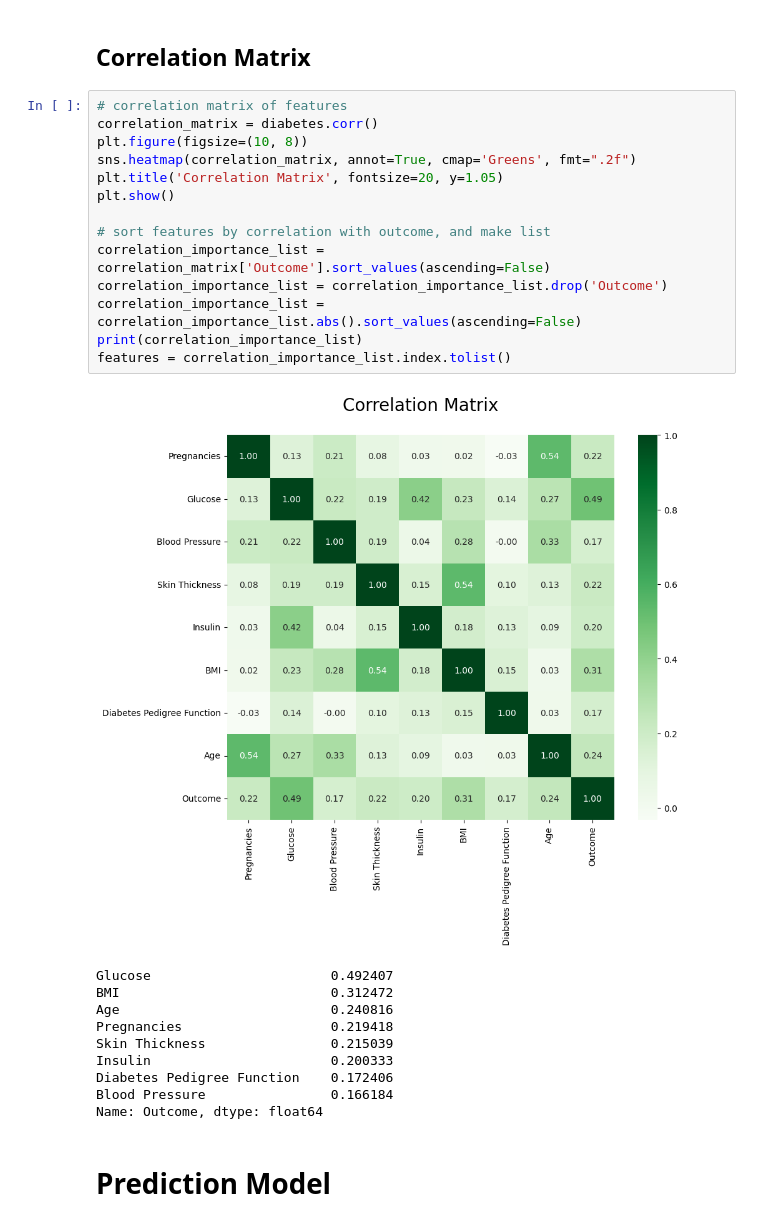
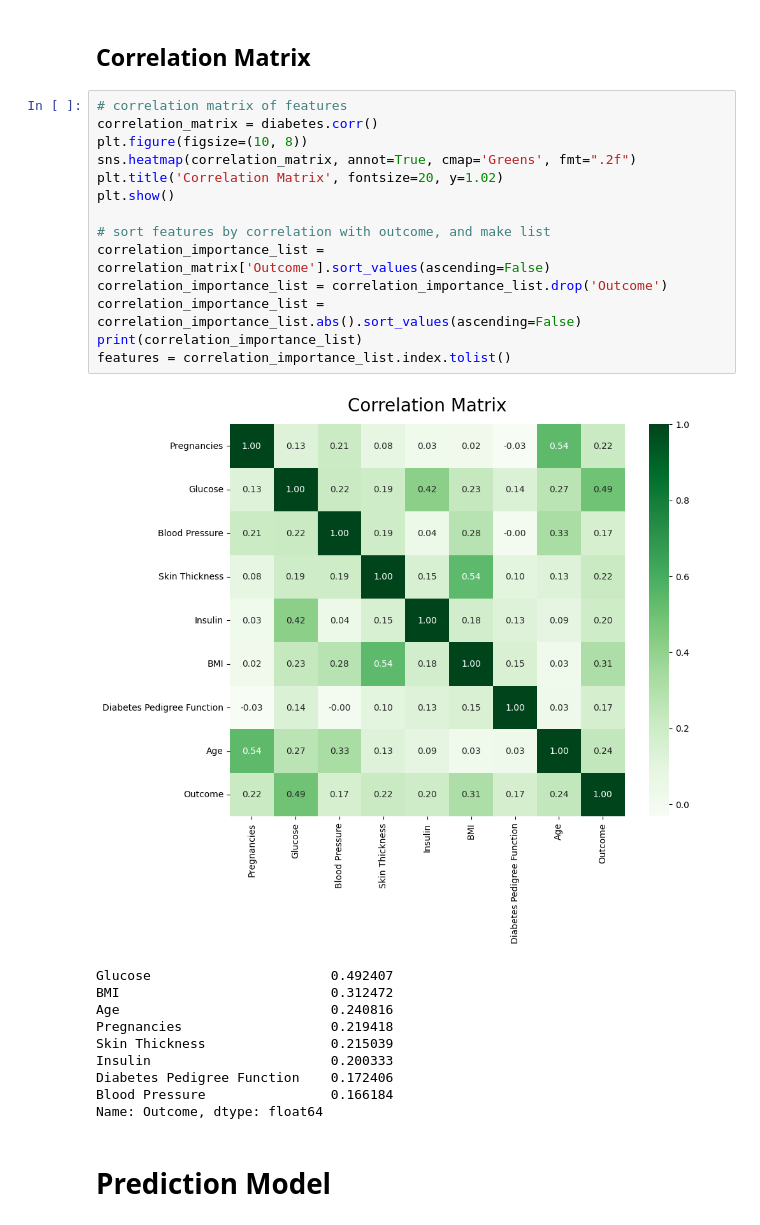
Before and after one commit to Bluxen/DA-Project1, a Jupyter notebook: 13_diabetes_prediction.ipynb, the cells around one changed output. Cells and saved outputs as stored; diff of their text form.

```diff
--- a/13_diabetes_prediction.ipynb
+++ b/13_diabetes_prediction.ipynb
@@ -665,19 +673,19 @@ pair_plots = sns.pairplot(diabetes, hue='Outcome', vars=['Glucose', 'Blood Press
 # %%
 # correlation matrix of features
 correlation_matrix = diabetes.corr()
 plt.figure(figsize=(10, 8))
 sns.heatmap(correlation_matrix, annot=True, cmap='Greens', fmt=".2f")
-plt.title('Correlation Matrix', fontsize=20, y=1.05)
+plt.title('Correlation Matrix', fontsize=20, y=1.02)
 plt.show()
 
 # sort features by correlation with outcome, and make list
 correlation_importance_list = correlation_matrix['Outcome'].sort_values(ascending=False)
 correlation_importance_list = correlation_importance_list.drop('Outcome')
 correlation_importance_list = correlation_importance_list.abs().sort_values(ascending=False)
 print(correlation_importance_list)
 features = correlation_importance_list.index.tolist()
 # %% [output]
-[figure, old version]
+[figure, new version]
 Glucose                       0.492407
 BMI                           0.312472
 Age                           0.240816
```
Also changed, not shown: parts of 6 cells of this notebook.
